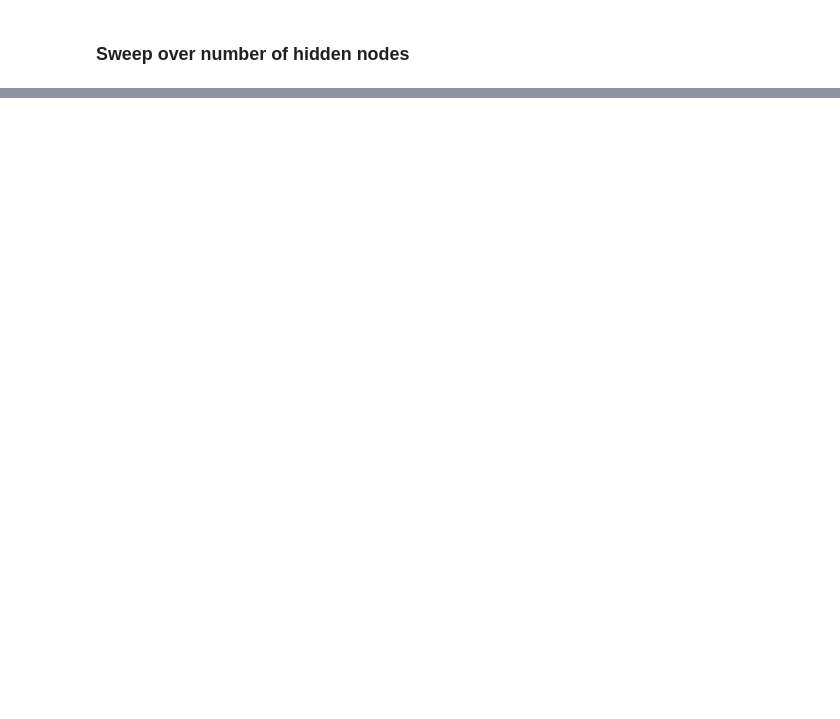
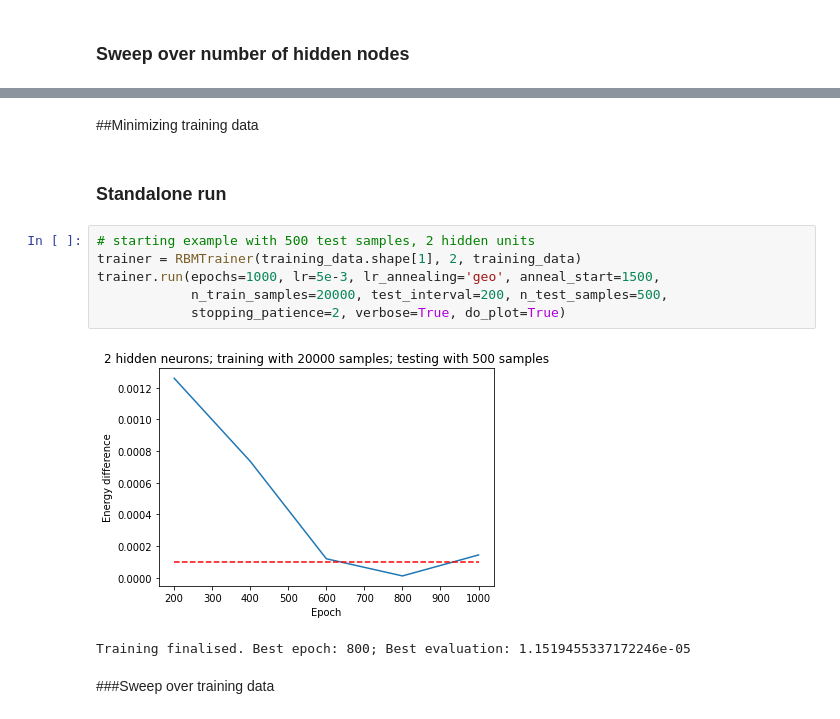
Before and after one commit to CDLQuantum2020-RBM-Team3/CohortProject_2020, a Jupyter notebook: Project_1_RBM_and_Tomography/Task2.ipynb, the cells around one changed output, grey strips where cells are left out. Drawn from its saved outputs; the diff is of its cells as text; blank space fills up the shorter version.

```diff
--- a/Project_1_RBM_and_Tomography/Task2.ipynb
+++ b/Project_1_RBM_and_Tomography/Task2.ipynb
@@ -189 +191,16 @@ while True:
 KeyboardInterrupt: ignored
+# %% [markdown]
+##Minimizing training data
+# %% [markdown]
+### Standalone run
+# %%
+# starting example with 500 test samples, 2 hidden units
+trainer = RBMTrainer(training_data.shape[1], 2, training_data)
+trainer.run(epochs=1000, lr=5e-3, lr_annealing='geo', anneal_start=1500,
+            n_train_samples=20000, test_interval=200, n_test_samples=500,
+            stopping_patience=2, verbose=True, do_plot=True)
+# %% [output]
+[figure, added]
+Training finalised. Best epoch: 800; Best evaluation: 1.1519455337172246e-05
+# %% [markdown]
+###Sweep over training data
```
Also changed, not shown: parts of 6 cells of this notebook.
